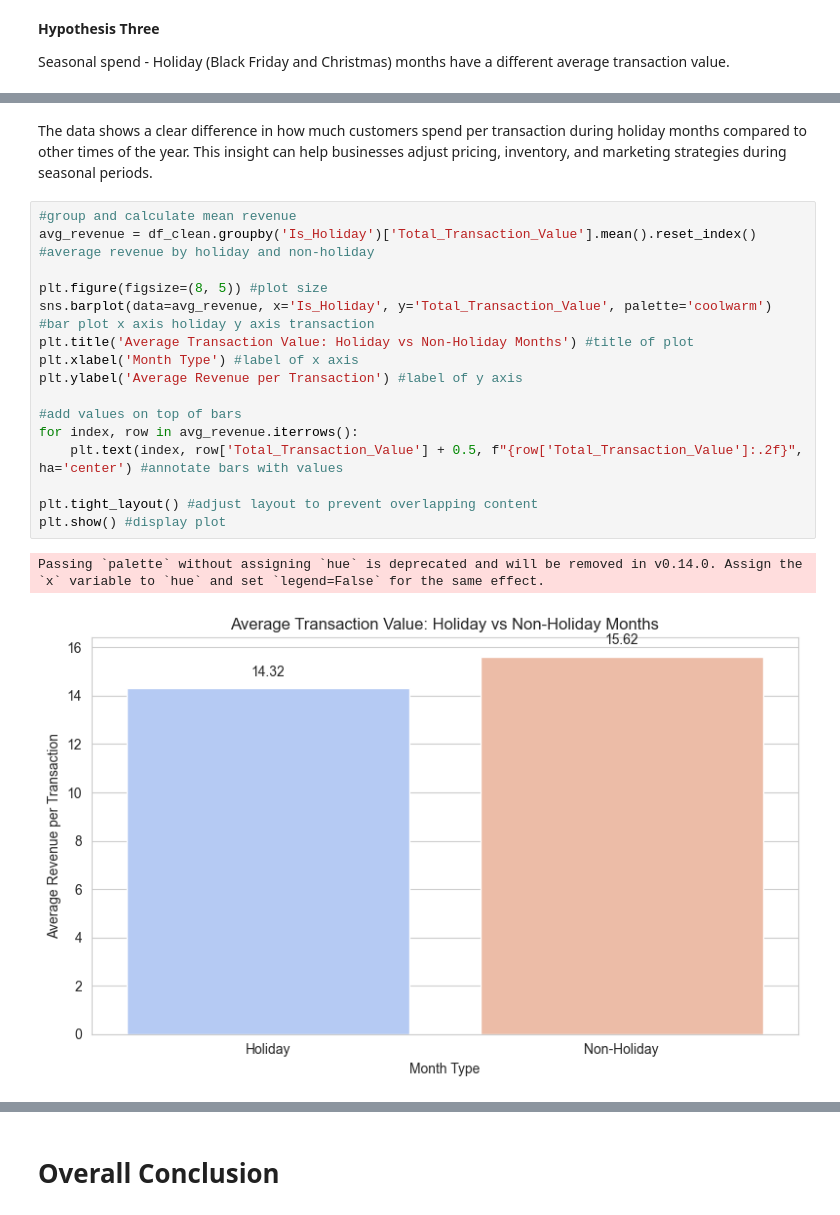
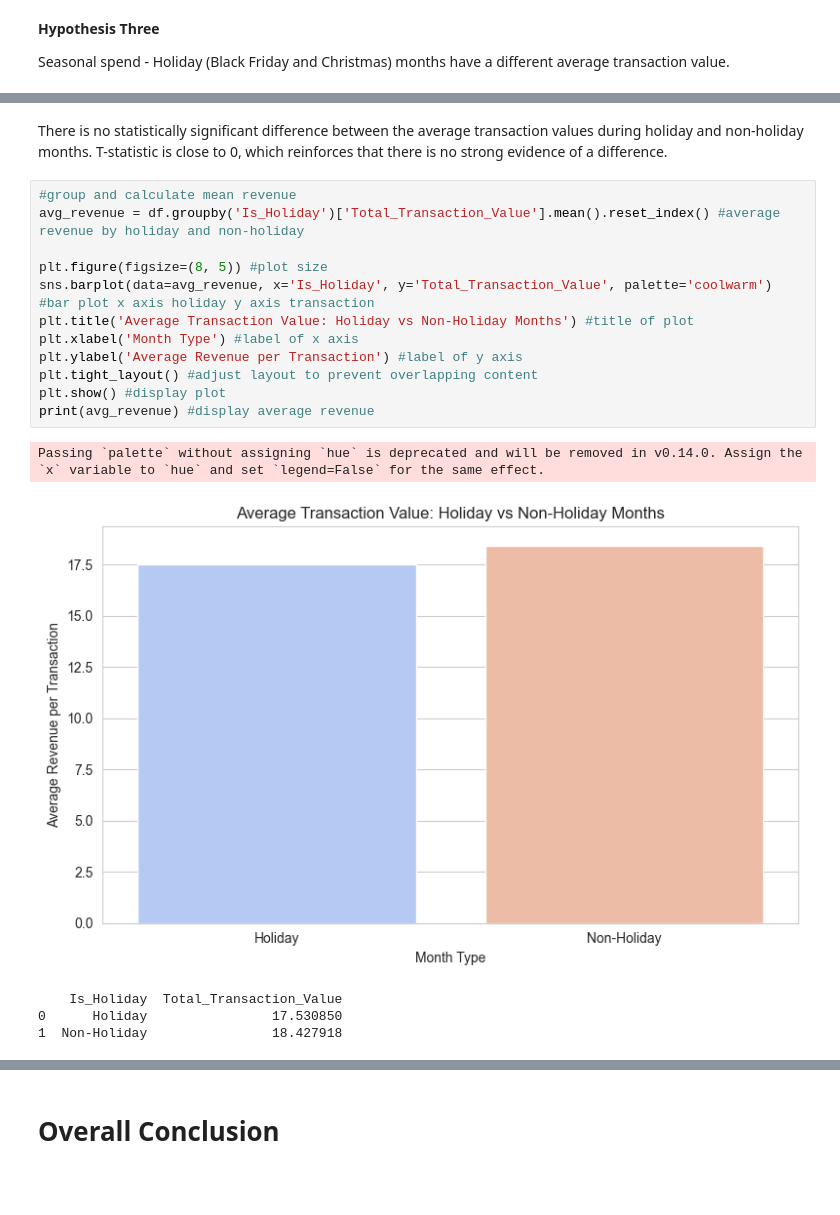
Before and after one commit to mobess12/Online_Retail_Analysis_Capstone_Project, a Jupyter notebook: jupyter_notebooks/data_visualisation.ipynb, the cells around one changed output, grey strips where cells are left out. Saved outputs shown, nothing was run; the diff lists cells and outputs as text; blank space fills up the shorter version.

```diff
--- a/jupyter_notebooks/data_visualisation.ipynb
+++ b/jupyter_notebooks/data_visualisation.ipynb
@@ -815,21 +803,20 @@ Non-Holiday Mean: 15.62
-# %% [markdown]
-The data shows a clear difference in how much customers spend per transaction during holiday months compared to other times of the year. This insight can help businesses adjust pricing, inventory, and marketing strategies during seasonal periods.
+# %% [markdown]
+There is no statistically significant difference between the average transaction values during holiday and non-holiday months. T-statistic is close to 0, which reinforces that there is no strong evidence of a difference.
 # %%
 #group and calculate mean revenue
-avg_revenue = df_clean.groupby('Is_Holiday')['Total_Transaction_Value'].mean().reset_index() #average revenue by holiday and non-holiday
+avg_revenue = df.groupby('Is_Holiday')['Total_Transaction_Value'].mean().reset_index() #average revenue by holiday and non-holiday
 
 plt.figure(figsize=(8, 5)) #plot size
 sns.barplot(data=avg_revenue, x='Is_Holiday', y='Total_Transaction_Value', palette='coolwarm') #bar plot x axis holiday y axis transaction
 plt.title('Average Transaction Value: Holiday vs Non-Holiday Months') #title of plot
 plt.xlabel('Month Type') #label of x axis
 plt.ylabel('Average Revenue per Transaction') #label of y axis
-
-#add values on top of bars
-for index, row in avg_revenue.iterrows():
-    plt.text(index, row['Total_Transaction_Value'] + 0.5, f"{row['Total_Transaction_Value']:.2f}", ha='center') #annotate bars with values
-
 plt.tight_layout() #adjust layout to prevent overlapping content
 plt.show() #display plot
+print(avg_revenue) #display average revenue
 # %% [output]
 Passing `palette` without assigning `hue` is deprecated and will be removed in v0.14.0. Assign the `x` variable to `hue` and set `legend=False` for the same effect.
-[figure, old version]
+[figure, new version]
+    Is_Holiday  Total_Transaction_Value
+0      Holiday                17.530850
+1  Non-Holiday                18.427918
```
Also changed, not shown: parts of 13 cells of this notebook.
